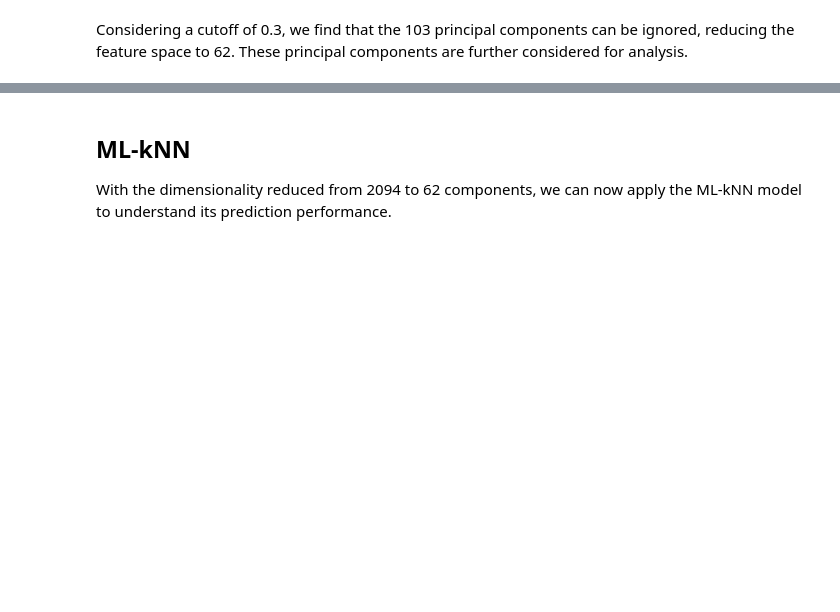
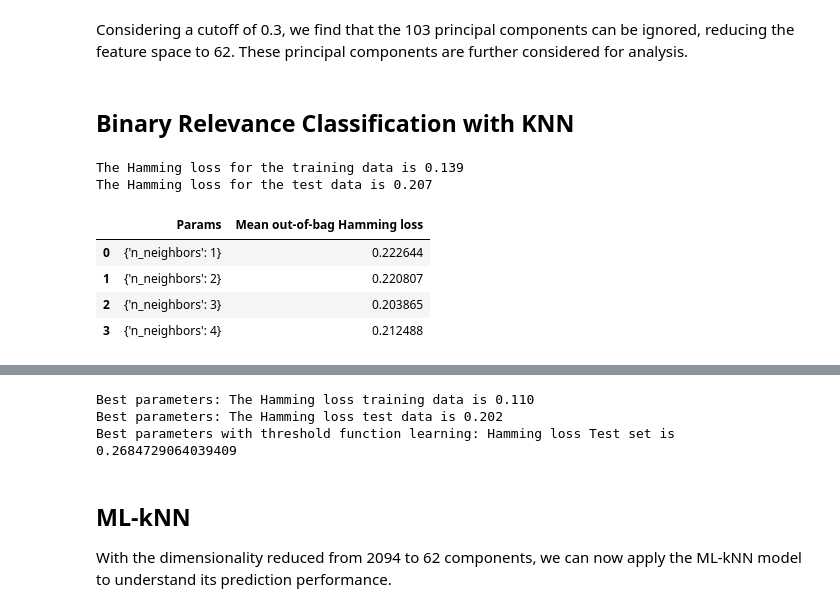
Before and after one commit to architdatar/NewsArticleClassification, a Jupyter notebook: codes/ML-kNN/ML-kNN_paragraph_classification.ipynb, the cells around one changed output, grey strips where cells are left out. Saved outputs shown, nothing was run; the diff lists cells and outputs as text; code cells hidden in the pictures; blank space fills up the shorter version.

Commit message:
added binary relevance section for comparison -- BL

```diff
--- a/codes/ML-kNN/ML-kNN_paragraph_classification.ipynb
+++ b/codes/ML-kNN/ML-kNN_paragraph_classification.ipynb
@@ -205,2 +205,50 @@ Text(0, 0.5, 'Frequency')
 # %% [markdown]
 Considering a cutoff of 0.3, we find that the 103 principal components can be ignored, reducing the feature space to 62. These principal components are further considered for analysis.
+# %% [markdown]
+## Binary Relevance Classification with KNN
+# %%
+## Implement a binary relevance model using KNN classifiers (Naive approach to be compared with ML-KNN, later)
+X_train = df_train_features[separable_PC_list].values
+y_train = df_train_labels[label_list].values
+X_test = df_test_features[separable_PC_list].values
+y_test = df_test_labels[label_list].values
+
+br_classifier = BinaryRelevance(
+    classifier = kNN()
+)
+
+br_classifier.fit(X_train, y_train)
+
+br_train_preds = br_classifier.predict(X_train).toarray()
+br_test_preds = br_classifier.predict(X_test).toarray()
+
+print (f"The Hamming loss for the training data is {metrics.hamming_loss(y_train, br_train_preds):.3f}")
+print (f"The Hamming loss for the test data is {metrics.hamming_loss(y_test, br_test_preds):.3f}")
+# %% [output]
+The Hamming loss for the training data is 0.139
+The Hamming loss for the test data is 0.207
+# %%
+%%capture
+from sklearn.model_selection import GridSearchCV
+
+parameters_br = {'n_neighbors': range(1,5)}
+#By default, the Hamming loss as an option is not provided in the scoring string options. So, we will make the Hamming loss funciton as a scorer and use that.
+hamming_scorer = metrics.make_scorer(metrics.hamming_loss)
+
+clf_br = GridSearchCV(kNN(), parameters_br, scoring = hamming_scorer, cv = 5, verbose = 1)
+clf_br.fit(X_train, y_train)
+# %%
+best_index_br = np.argmin(clf_br.cv_results_["mean_test_score"])
+best_parameters_br = clf_br.cv_results_["params"][best_index_br]
+
+df_CV_br = pd.DataFrame(columns=["Params", "Mean out-of-bag Hamming loss"])
+df_CV_br["Params"] = clf_br.cv_results_["params"]
+df_CV_br[ "Mean out-of-bag Hamming loss"] = clf_br.cv_results_["mean_test_score"]
+display(df_CV_br)
+print(f"Best parameters: {best_parameters_br}, Best Hamming loss: {np.min(clf_br.cv_results_['mean_test_score'])}")
+# %% [output]
+|  | Params | Mean out-of-bag Hamming loss |
+| 0 | {'n_neighbors': 1} | 0.222644 |
+| 1 | {'n_neighbors': 2} | 0.220807 |
+| 2 | {'n_neighbors': 3} | 0.203865 |
+| 3 | {'n_neighbors': 4} | 0.212488 |
@@ -207,3 +256,32 @@ Considering a cutoff of 0.3, we find that the 103 principal components can be ig
+# %%
+#Threshold learning
+#using the best parameters from the cross-validation with original threshold.
+classifier_best_br = BinaryRelevance(
+    classifier = kNN(n_neighbors = 3)
+)
+classifier_best_br.fit(X_train, y_train)
+y_train_pred_best_br = classifier_best_br.predict(X_train)
+y_train_pred_best_array_br = y_train_pred_best_br.toarray()
+y_test_pred_best_br = classifier_best_br.predict(X_test)
+y_test_pred_best_array_br = y_test_pred_best_br.toarray()
+
+print (f"Best parameters: The Hamming loss training data is {metrics.hamming_loss(y_train, y_train_pred_best_array_br):.3f}")
+print (f"Best parameters: The Hamming loss test data is {metrics.hamming_loss(y_test, y_test_pred_best_array_br):.3f}")
+
+#using the best parameters
+y_train_pred_proba = classifier_best_br.predict_proba(X_train)
+y_train_pred_proba_array = y_train_pred_proba.toarray()
+y_test_pred_proba = classifier_best_br.predict_proba(X_test)
+y_test_pred_proba_array = y_test_pred_proba.toarray()
+
+t_range = (0, 1)
+
+test_labels_binary, threshold_function = predict_test_labels_binary(y_train_pred_proba_array, y_train, y_test_pred_proba_array, t_range)
+print (f"Best parameters with threshold function learning: Hamming loss Test set is {metrics.hamming_loss(y_test, test_labels_binary)}")
+# %% [output]
+Best parameters: The Hamming loss training data is 0.110
+Best parameters: The Hamming loss test data is 0.202
+Best parameters with threshold function learning: Hamming loss Test set is 0.2684729064039409
 # %% [markdown]
 ## ML-kNN
 
```
Also changed, not shown: parts of 5 cells of this notebook.
